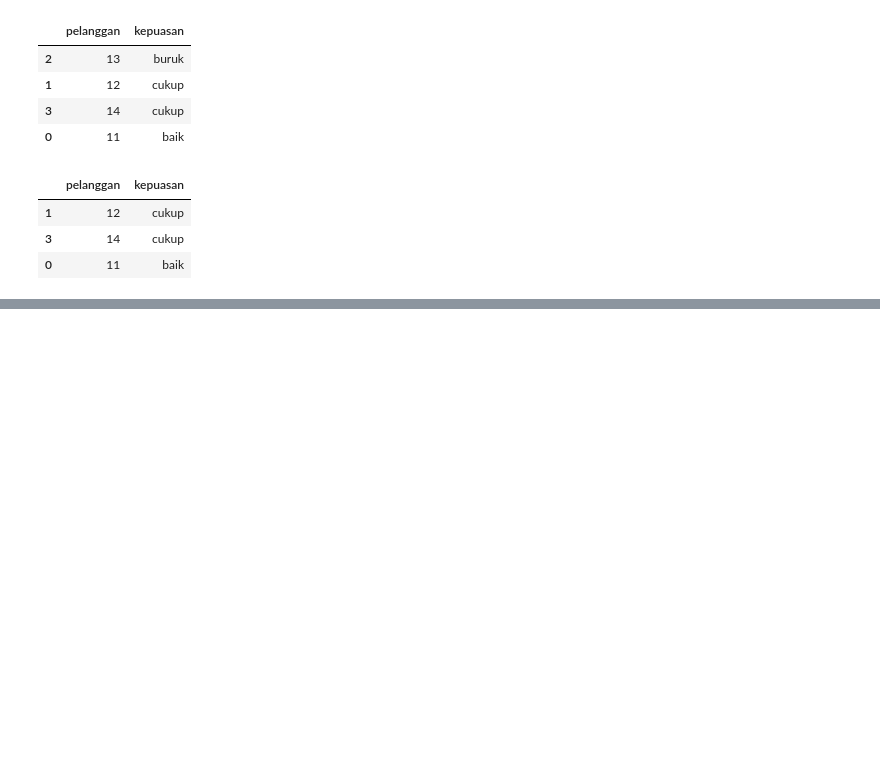
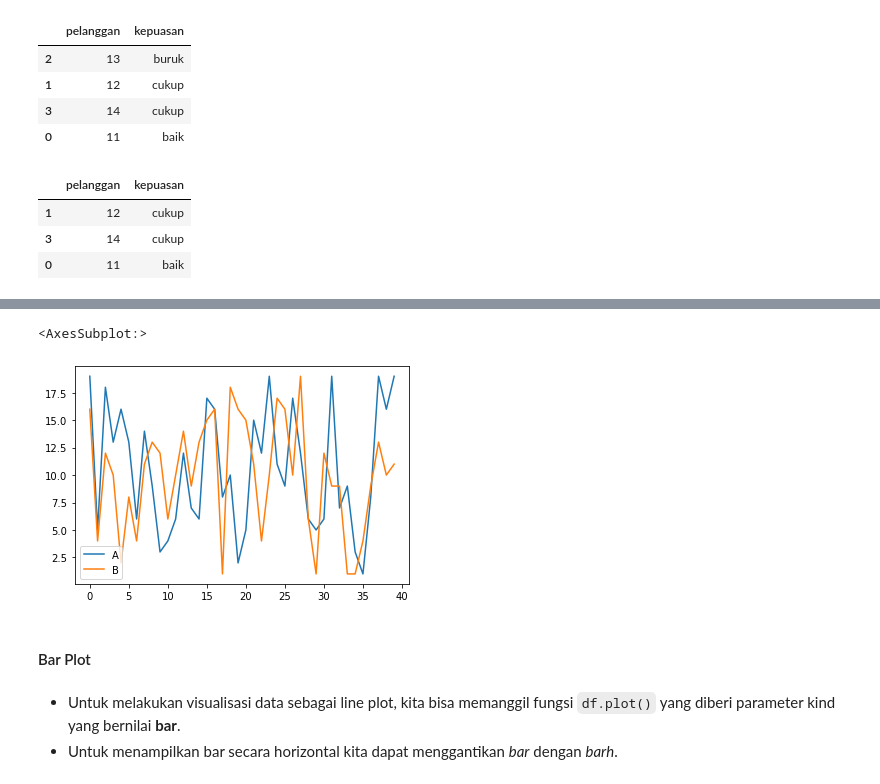
Before and after one commit to AlbertusAlanMehetabel/trik_pandas, a Jupyter notebook: Trik_Pandas_08.ipynb, the cells around one changed output, grey strips where cells are left out. Cells and saved outputs as stored; diff of their text form; code cells hidden in the pictures; blank space fills up the shorter version.

```diff
--- a/Trik_Pandas_08.ipynb
+++ b/Trik_Pandas_08.ipynb
@@ -178,0 +234,10 @@ df[df['kepuasan'] >= 'cukup'] # menampilkan dataframe yang nilai kolom kepuasan
+# %%
+df[['A', 'B']].plot(kind='line')
+# %% [output]
+<AxesSubplot:>
+[figure, added]
+# %% [markdown]
+#### Bar Plot
+# %% [markdown]
+- Untuk melakukan visualisasi data sebagai line plot, kita bisa memanggil fungsi `df.plot()` yang diberi parameter kind yang bernilai **bar**.
+- Untuk menampilkan bar secara horizontal kita dapat menggantikan *bar* dengan *barh*.
```
Also changed, not shown: parts of 41 cells of this notebook.
